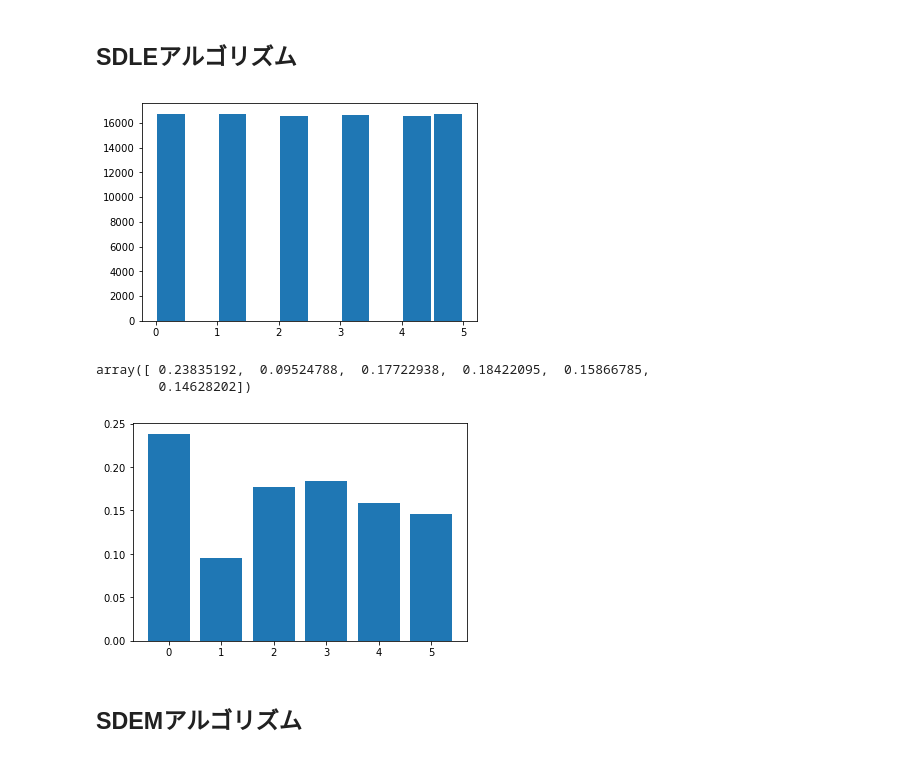
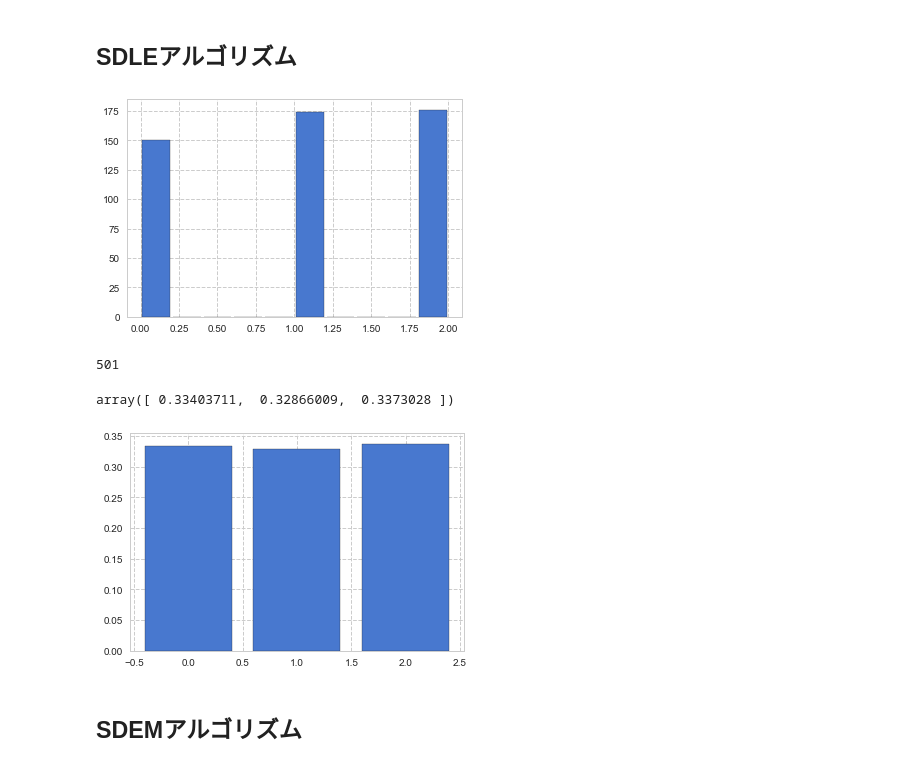
Before and after one commit to satetsu007/anomaly_detection, a Jupyter notebook: ipynb/SmartSifter.ipynb, the cells around one changed output. Saved outputs shown, nothing was run; the diff lists cells and outputs as text; code cells hidden in the pictures.

```diff
--- a/ipynb/SmartSifter.ipynb
+++ b/ipynb/SmartSifter.ipynb
@@ -11,14 +3,40 @@ from scipy import stats as st
+# %%
+import os
+import numpy as np
+import numpy.random  as rd
+import scipy as sp
+from scipy import stats as st
+from collections import Counter
+import pandas as pd
+
+import matplotlib
+from matplotlib import font_manager
+import matplotlib.pyplot as plt
+import matplotlib.cm as cm
+from matplotlib import rc
+import matplotlib.animation as ani
+import random
+import math
+plt.rcParams["patch.force_edgecolor"] = True
+#rc('text', usetex=True)
+import seaborn as sns
+sns.set(style="whitegrid", palette="muted", color_codes=True)
+sns.set_style("whitegrid", {'grid.linestyle': '--'})
+red = sns.xkcd_rgb["light red"]
+green = sns.xkcd_rgb["medium green"]
+blue = sns.xkcd_rgb["denim blue"]
+%matplotlib inline
 # %% [markdown]
 ## SDLEアルゴリズム
 # %%
 random.seed(0)
-T = 100000
-x = np.array([math.floor(random.random()*6) for i in range(T)])
+T = 500
+x = np.array([math.floor(random.random()*3) for i in range(T)])
 # %%
 plt.hist(x, rwidth=0.9)
 plt.show()
 # %% [output]
-[figure, old version]
+[figure, new version]
 # %%
 class SDLE:
     def __init__(self, r, beta, M, T):
@@ -43,6 +61,7 @@ class SDLE:
             delta = 0
             if i == x_t:
                 delta = 1
+                self.flag = x_t
 
             self.T_t[self.t, i] = (1 - self.r) * self.T_t[self.t-1, i] + delta
             self.count[self.t, i] = self.count[self.t-1, i] + delta
@@ -67,7 +86,7 @@ class SDLE:
         while self.t <= self.T:
             self.update(x[self.t-1])
 # %%
-r = 0.1
+r = 1/T
 beta = 1
 M = len(np.unique(x))
 
@@ -77,18 +96,18 @@ sdle = SDLE(r, beta, M, T)
 # print("prob:\n",sdle.prob)
 # %%
 sdle.train(x)
-# for idx in x:
-#     sdle.update(idx)
+sdle.t
+# %% [output]
+501
 # %%
 p = sdle.prob[-1] * (1/sdle.prob[-1].sum())
 p
 # %% [output]
-array([ 0.23835192,  0.09524788,  0.17722938,  0.18422095,  0.15866785,
-        0.14628202])
+array([ 0.33403711,  0.32866009,  0.3373028 ])
 # %%
-plt.bar(range(6), p)
+plt.bar(range(3), p)
 plt.show()
 # %% [output]
-[figure, old version]
+[figure, new version]
 # %% [markdown]
 ## SDEMアルゴリズム
```
Also changed, not shown: parts of 18 cells of this notebook, 7 other files.
